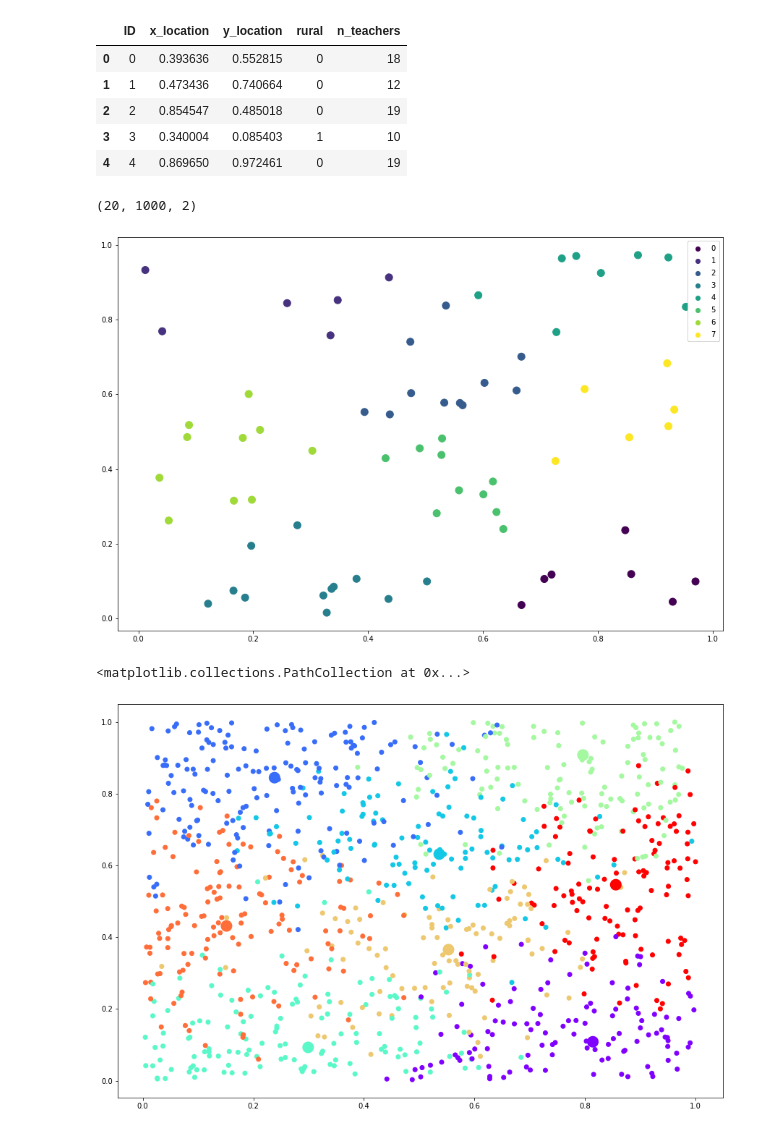
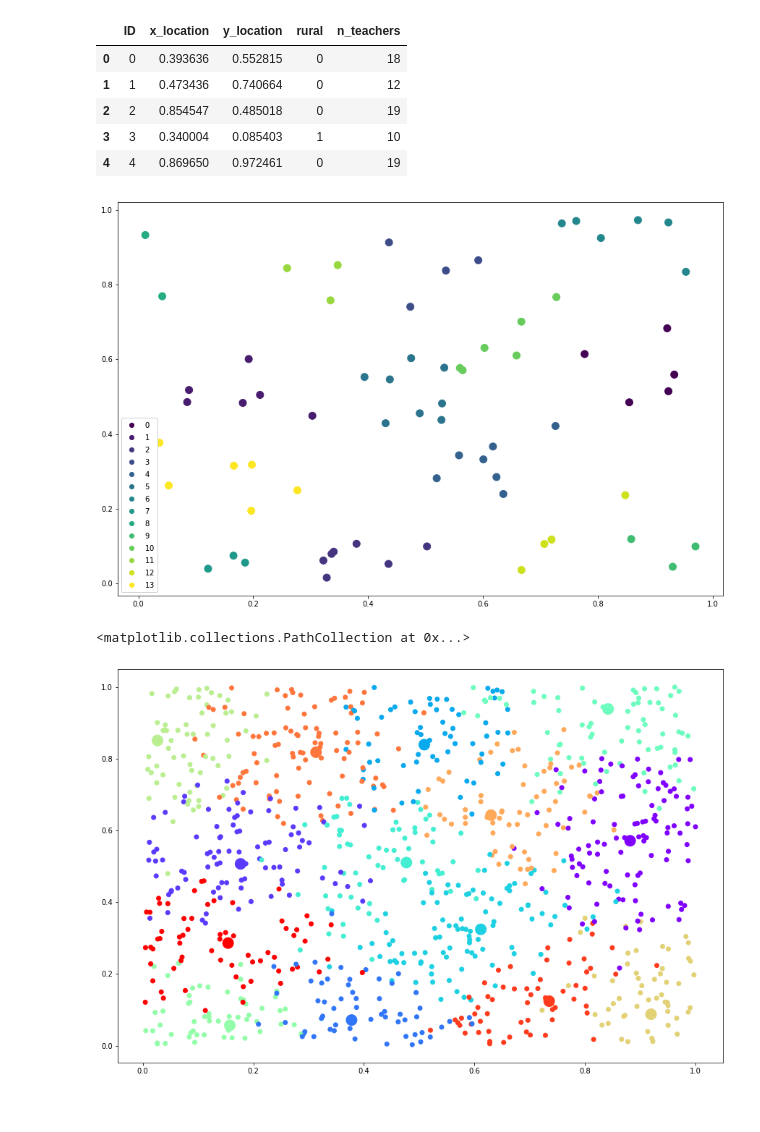
Before and after one commit to zebleck/Hackathon-404-Not-Found, a Jupyter notebook: Sample Dataset.ipynb, the cells around one changed output. Saved outputs shown, nothing was run; the diff lists cells and outputs as text; code cells hidden in the pictures.

Commit message:
final clusters

```diff
--- a/Sample Dataset.ipynb
+++ b/Sample Dataset.ipynb
@@ -27,7 +31,8 @@ class CreateSampleDataset():
         rural = np.random.choice([0, 1], p=[1 - self.p_rural, self.p_rural], size=self.n_teachers)
         car = np.random.choice([0, 1], p=[1 - self.p_car, self.p_car], size=self.n_teachers)
         experienced = np.random.choice([0, 1], p=[1 - self.p_experienced, self.p_experienced], size=self.n_teachers)
-        teachers = {'x_location': x_location,
+        teachers = {'ID': range(self.n_teachers),
+                    'x_location': x_location,
                     'y_location': y_location,
                     'rural': rural,
                     'car': car,
@@ -168,23 +173,18 @@ schools.head()
 | 2 | 2 | 0.854547 | 0.485018 | 0 | 19 |
 | 3 | 3 | 0.340004 | 0.085403 | 1 | 10 |
 | 4 | 4 | 0.869650 | 0.972461 | 0 | 19 |
-# %%
-np.random.normal(loc=0., scale=0.1, size=(20, len(teachers), 2)).shape
-# %% [output]
-(20, 1000, 2)
 # %%
 from sklearn.cluster import KMeans
 from sklearn.neighbors import KNeighborsClassifier
 
-school_per_cluster = 8
+school_per_cluster = 5
 n_iterations = 100
 min_differences = []
 variances = []
-# to do: have to add noise to x and y!!!!
-scal = np.random.normal(loc=0., scale=0.1, size=(n_iterations, len(teachers), 2))
+noise = np.random.normal(loc=0., scale=0.05, size=(n_iterations, len(teachers), 2))
 
 def custom_loss(x, y):
-    return np.sum((x + - y)**2)
+    return np.sum((x - y)**2)
 
 # Finding the best random seed for kmeans
 for i in range(n_iterations):
@@ -202,7 +202,7 @@ for i in range(n_iterations):
     X_train = means
     y_train = labels
     knn.fit(X_train, y_train)
-    X_test = np.array(teachers[['x_location', 'y_location']]) + scal[i]
+    X_test = np.array(teachers[['x_location', 'y_location']]) + noise[i]
     preds = knn.predict(X_test)
     teachers['cluster'] = preds
 
@@ -235,23 +235,23 @@ legend1 = ax.legend(*scatter.legend_elements())
 ax.add_artist(legend1)
 plt.show()
 # %% [output]
-[figure, old version]
+[figure, new version]
 # %%
 # KNN for Teacher-to-Cluster
 knn = KNeighborsClassifier(n_neighbors=1, metric=custom_loss)
 X_train = means
 y_train = labels
 knn.fit(X_train, y_train)
 X_test = np.array(teachers[['x_location', 'y_location']])
-preds = knn.predict(X_test + scal[i])
+preds = knn.predict(X_test + noise[i])
 teachers['cluster'] = preds
 
 plt.figure(figsize=(15,10))
 plt.scatter(X_test[:, 0], X_test[:, 1], c=preds, cmap='rainbow')
 plt.scatter(X_train[:, 0], X_train[:, 1], c=y_train, linewidth=10., cmap='rainbow')
 # %% [output]
 <matplotlib.collections.PathCollection at 0x...>
-[figure, old version]
+[figure, new version]
 # %%
 # Fill DataFrame
 cluster_df = pd.DataFrame({
```
Also changed, not shown: parts of 22 cells of this notebook.
